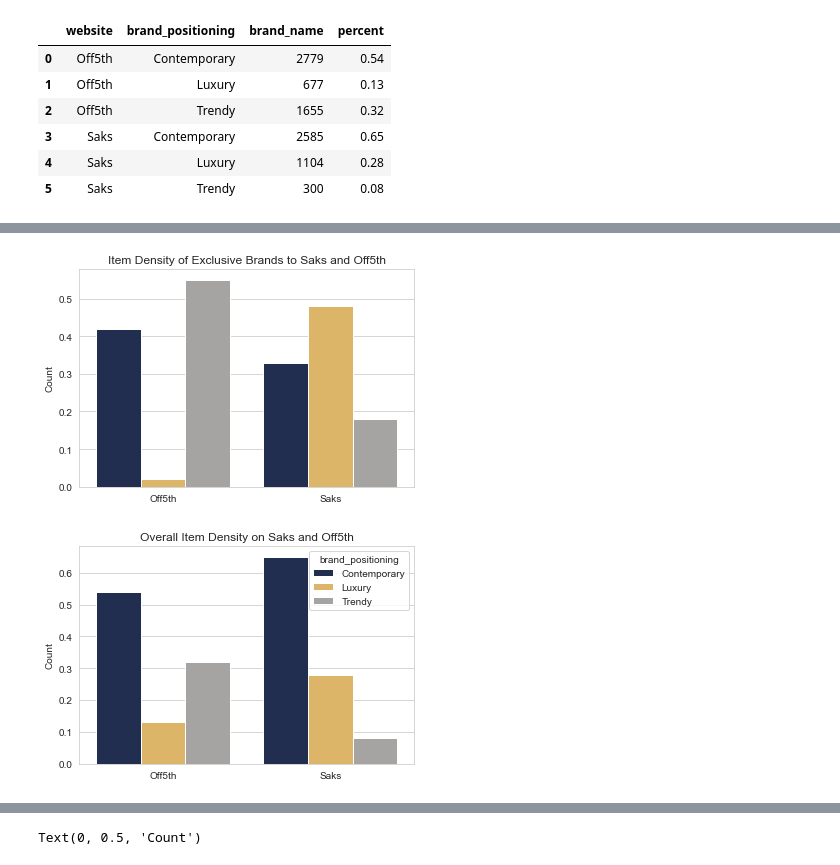
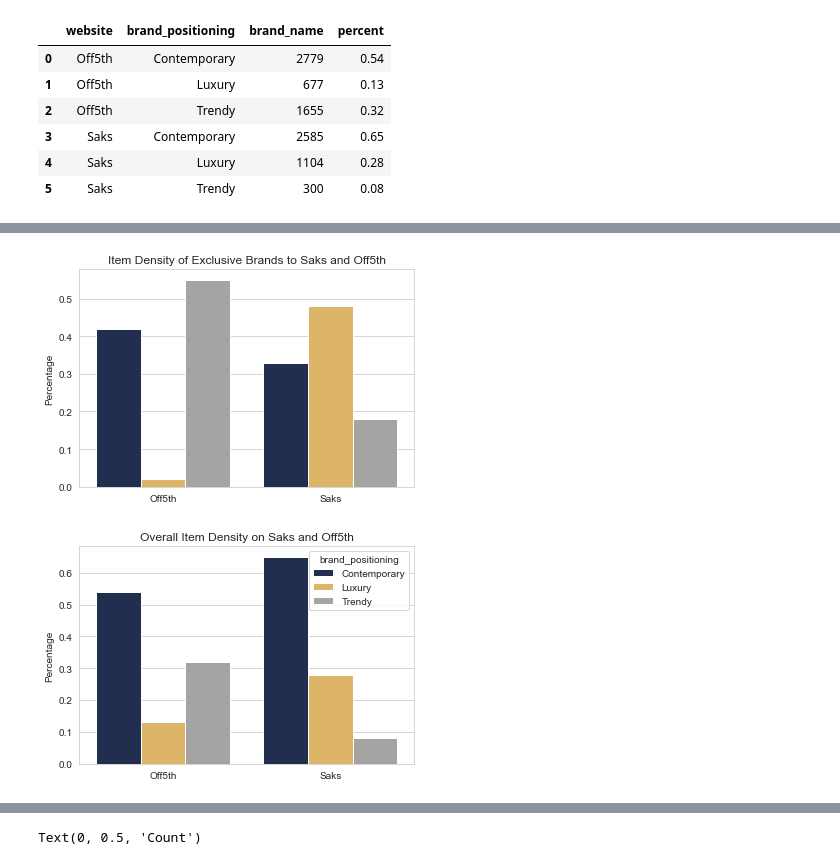
Before and after one commit to chuntao20/webscrap_discount, a Jupyter notebook: Combined_analysis.ipynb, the cells around one changed output, grey strips where cells are left out. Drawn from its saved outputs; the diff is of its cells as text; code cells hidden in the pictures.

```diff
--- a/Combined_analysis.ipynb
+++ b/Combined_analysis.ipynb
@@ -324,26 +324,26 @@ array(['Isaia', 'Ralph Lauren Purple Label', 'Brioni', 'Kiton',
 # %%
 sns.barplot(x="website", y="percent", hue="brand_positioning", data=ex_counts,
             palette=['#192b57','#f0bc54','#a6a4a1'])
 sns.set_style("whitegrid")
 plt.legend([],[], frameon=False)
 plt.title('Item Density of Exclusive Brands to Saks and Off5th')
 plt.xlabel('')
-plt.ylabel('Count')
+plt.ylabel('Percentage')
 plt.savefig("exclusive_counts.png")
 plt.savefig("exclusive_counts.pdf")
 # %% [output]
-[figure, old version]
+[figure, new version]
 # %%
 sns.barplot(x="website", y="percent", hue="brand_positioning", data=total_counts,
             palette=['#192b57','#f0bc54','#a6a4a1'])
 sns.set_style("whitegrid")
 plt.title('Overall Item Density on Saks and Off5th')
 plt.xlabel('')
-plt.ylabel('Count')
+plt.ylabel('Percentage')
 plt.savefig("all_counts.png")
 plt.savefig("all_counts.pdf")
 # %% [output]
-[figure, old version]
+[figure, new version]
 # %%
 ex_price = exclusive.groupby(['website','brand_positioning'])[['original_price','discount_price','percent_off']].mean().reset_index()
 ex_price
```
Also changed, not shown: parts of 14 cells of this notebook.
